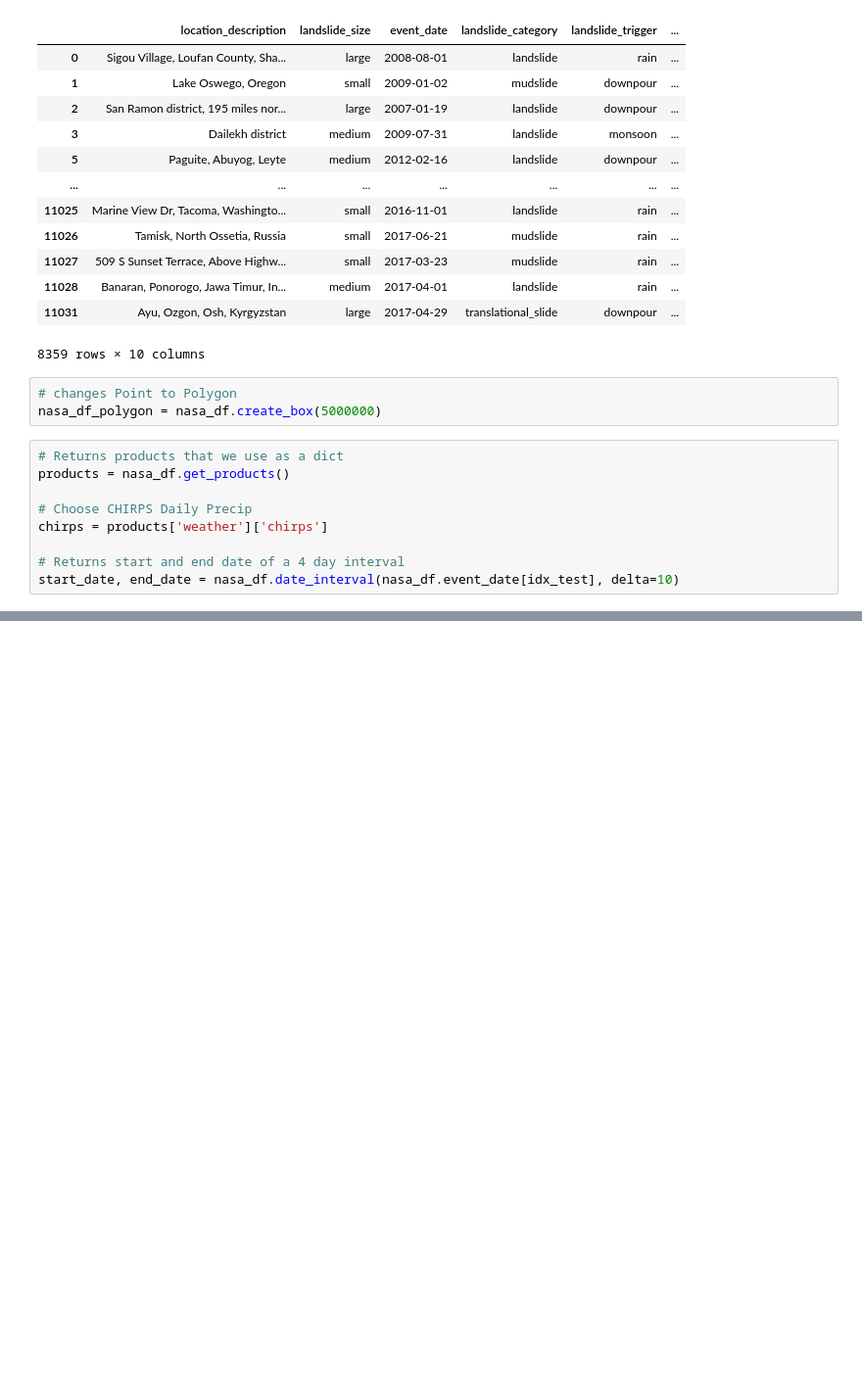
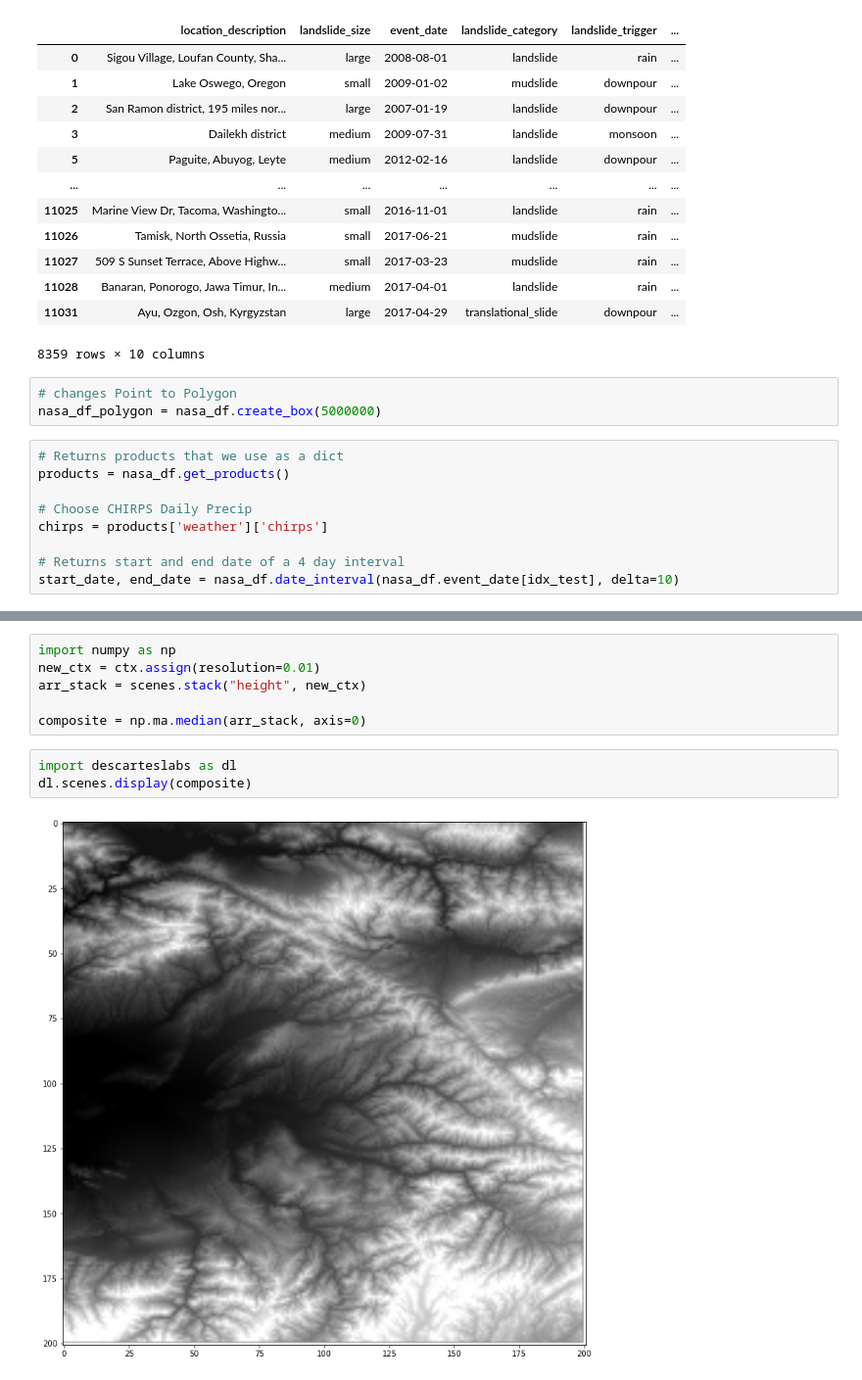
Before and after one commit to Competencia-de-Climate-Change/Landslide_EarlyDetection, a Jupyter notebook: ReMasFrame.ipynb, the cells around one changed output, grey strips where cells are left out. Shown at 98% size. Cells and saved outputs as stored; diff of their text form; blank space fills up the shorter version.

```diff
--- a/ReMasFrame.ipynb
+++ b/ReMasFrame.ipynb
@@ -82,0 +79,11 @@ dl.scenes.display(arr)
+# %%
+import numpy as np
+new_ctx = ctx.assign(resolution=0.01)
+arr_stack = scenes.stack("height", new_ctx)
+
+composite = np.ma.median(arr_stack, axis=0)
+# %%
+import descarteslabs as dl
+dl.scenes.display(composite)
+# %% [output]
+[figure, added]
```
Also changed, not shown: parts of 5 cells of this notebook.
